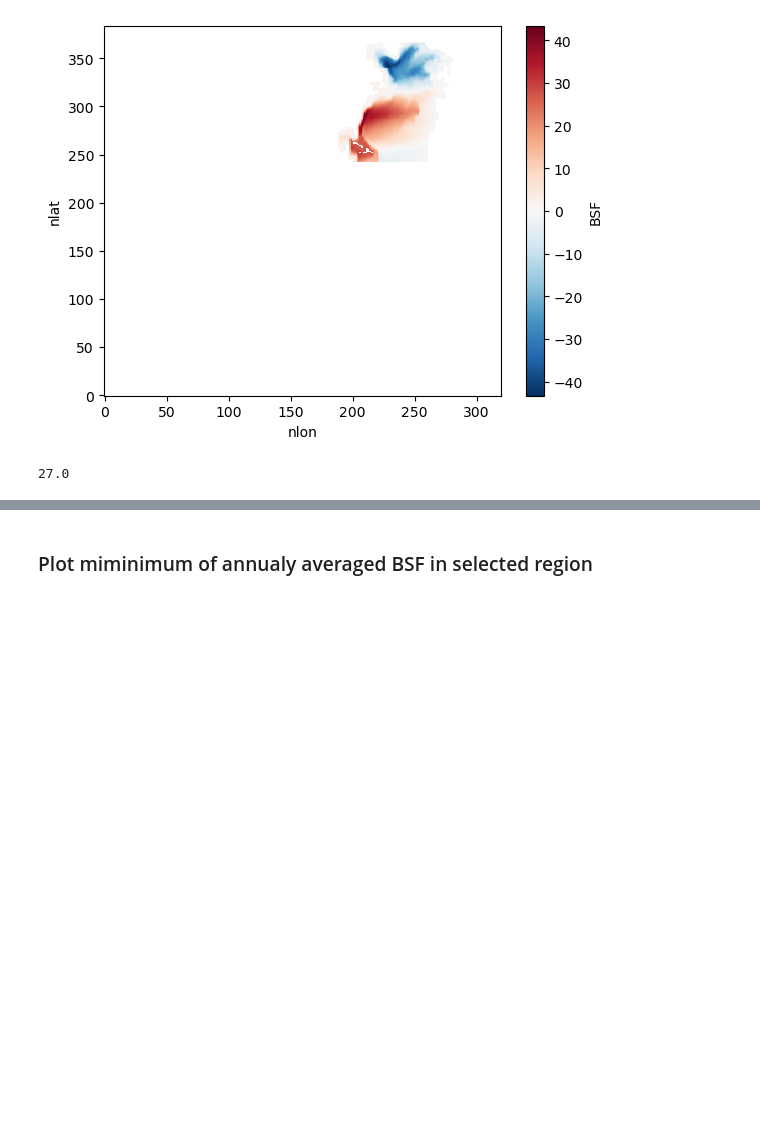
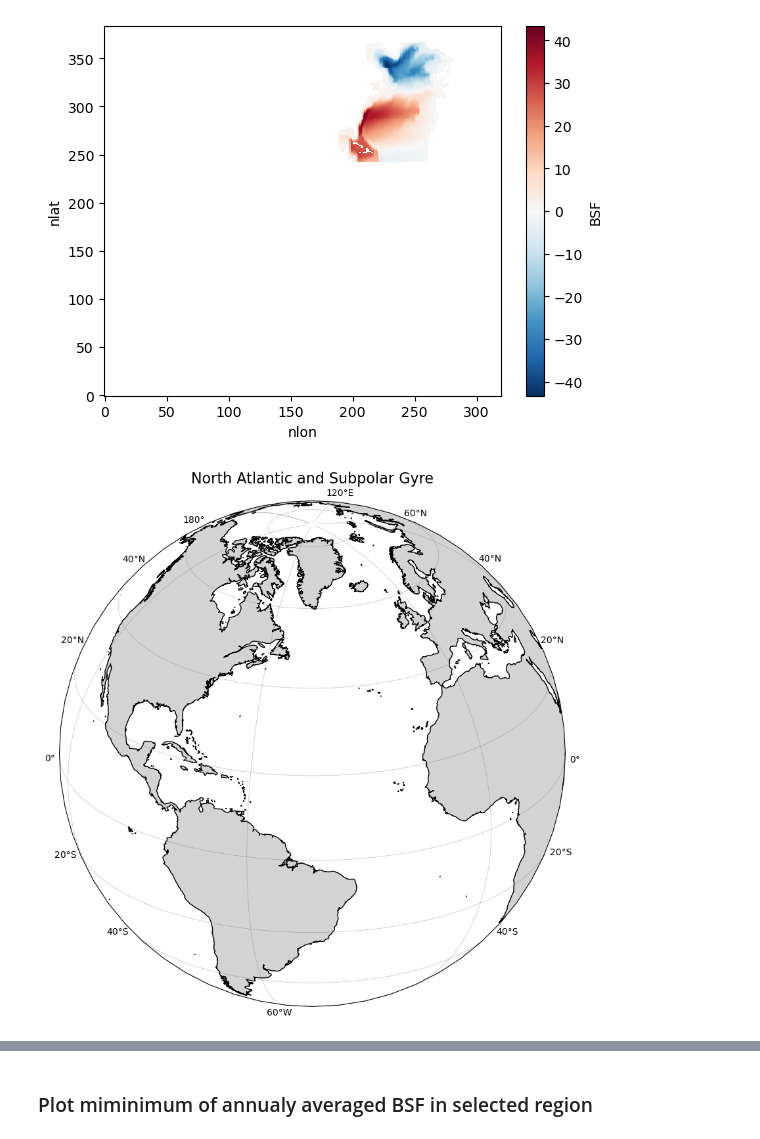
Before and after one commit to inagler/current, a Jupyter notebook: BarotropicStreamfunction.ipynb, the cells around one changed output, grey strips where cells are left out. Saved outputs shown, nothing was run; the diff lists cells and outputs as text; code cells hidden in the pictures; blank space fills up the shorter version.

```diff
--- a/BarotropicStreamfunction.ipynb
+++ b/BarotropicStreamfunction.ipynb
@@ -76,8 +78,32 @@ ds.BSF.isel(time=slice(0,30)).mean('time').roll(nlon=-80).plot()
 # %% [output]
 <matplotlib.collections.QuadMesh at 0x...>
 [figure]
-# %%
-54/2
-# %% [output]
-27.0
+# %%
+ccrs = cartopy.crs
+
+# Set up the figure and axis with Orthographic projection
+fig, ax = plt.subplots(subplot_kw={'projection': ccrs.Orthographic(central_longitude=-45, central_latitude=25)}, figsize=(10, 10))
+
+# Add land features
+ax.add_feature(cartopy.feature.NaturalEarthFeature('physical', 'land', '50m', edgecolor='face', facecolor='lightgray'))
+
+# Add coastlines
+ax.coastlines(resolution='50m', linewidth=1)
+
+# Add gridlines
+ax.gridlines(draw_labels=True, linewidth=0.5, color='gray', alpha=0.5, linestyle='-')
+
+# Add title
+ax.set_title('North Atlantic and Subpolar Gyre', fontsize=16)
+
+# Add markers for North Atlantic and Subpolar Gyre
+#na_marker = ax.plot(-60, 60, marker='o', color='red', markersize=8, transform=ccrs.PlateCarree(), label='North Atlantic')
+#spg_marker = ax.plot(-30, 65, marker='o', color='blue', markersize=8, transform=ccrs.PlateCarree(), label='Subpolar Gyre')
+
+# Add legend
+#ax.legend(loc='upper right')
+
+plt.show()
+# %% [output]
+[figure, added]
 # %%
```
Also changed, not shown: parts of 2 cells of this notebook, 2 other files.
